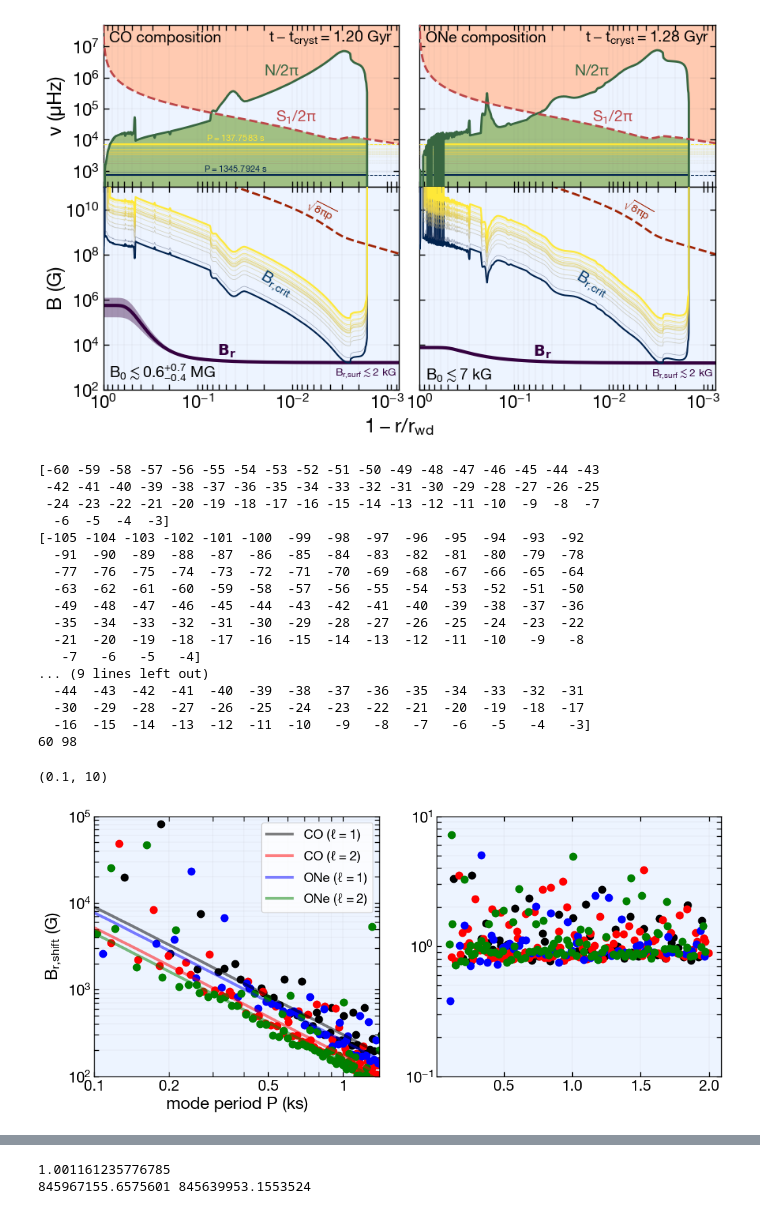
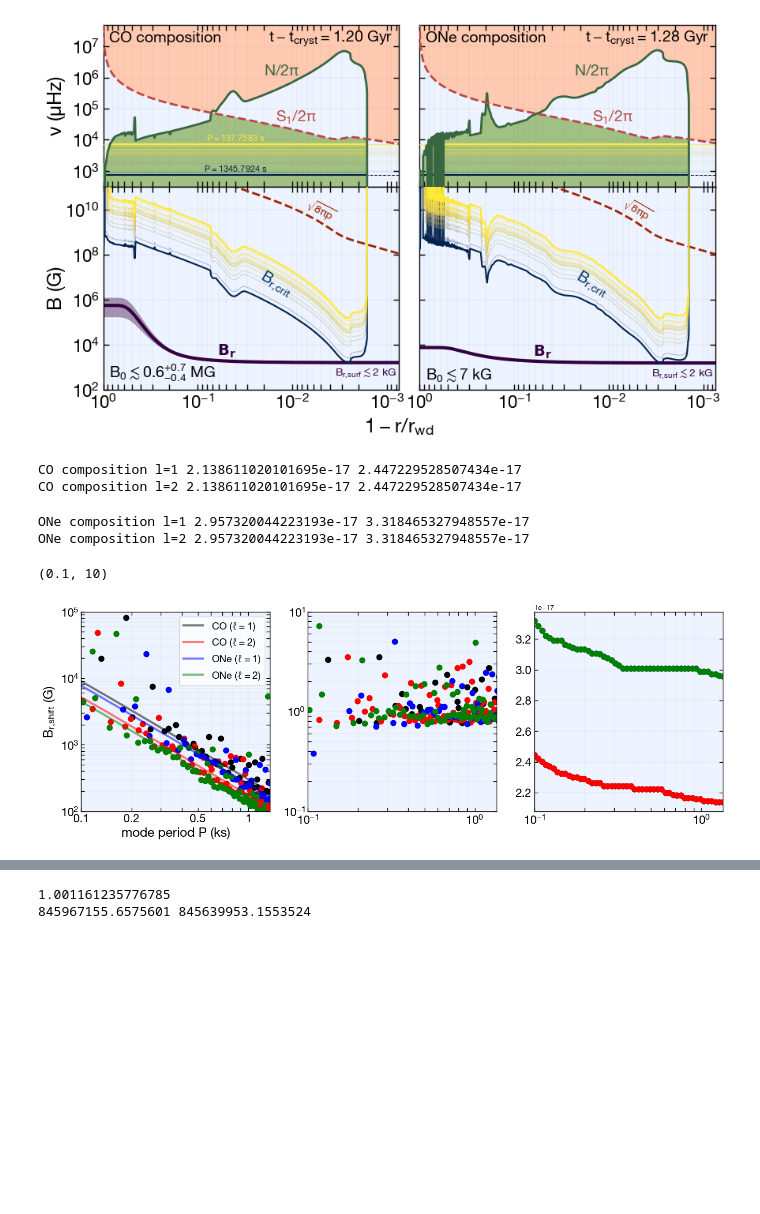
Before and after one commit to NicholasRui/qol, a Jupyter notebook: notebooks/ultramagnet_calculate_fields.ipynb, the cells around one changed output, grey strips where cells are left out. Cells and saved outputs as stored; diff of their text form; code cells hidden in the pictures; blank space fills up the shorter version.

```diff
--- a/notebooks/ultramagnet_calculate_fields.ipynb
+++ b/notebooks/ultramagnet_calculate_fields.ipynb
@@ -386,19 +386,22 @@ import qol.info as info
 
 # fig, ax = plt.subplots(1, 1, figsize=(6, 5))
 
-fig, axs = plt.subplots(1, 2, figsize=(12, 5))
+fig, axs = plt.subplots(1, 3, figsize=(16, 5))
 ax = axs[0]
 ax2 = axs[1]
+ax3 = axs[2]
 
 # ax = plt.gca()
 ax.set_xlabel('mode period P (ks)'); ax.set_xscale('log')
 ax.set_ylabel(r'$B_{r,\!shift}$ (G)'); ax.set_yscale('log')
 
 # grid to get quantities on
-P_ks_grid = np.geomspace(0.1, 1.4)
+P_ks_grid = np.geomspace(0.1, 1.35)
 P_s_grid = 1e3 * P_ks_grid
 
-ax.set_xlim(np.min(P_ks_grid), np.max(P_ks_grid))
+ax.set_xlim(np.min(P_ks_grid), np.max(P_ks_grid)); ax.set_xscale('log')
+ax2.set_xlim(np.min(P_ks_grid), np.max(P_ks_grid)); ax2.set_xscale('log')
+ax3.set_xlim(np.min(P_ks_grid), np.max(P_ks_grid)); ax3.set_xscale('log')
 
 for ii in range(2):
     run_info = run_infos[ii]
@@ -413,6 +416,9 @@ for ii in range(2):
     Brshift_l1 = np.array([])
     Brshift_l2 = np.array([])
 
+    scriptI_l1 = np.array([])
+    scriptI_l2 = np.array([])
+
     use_f_corr_RFH25 = False
     # use_f_corr_RFH25 = True
 
@@ -421,6 +427,11 @@ for ii in range(2):
         Brshift_l1 = np.append(Brshift_l1, val)
         val = seismology.get_Brshift_RFH25(νB_uHz=νB_uHz, l=2, P=P, use_f_corr_RFH25=use_f_corr_RFH25)
         Brshift_l2 = np.append(Brshift_l2, val)
+
+        val = seismology.get_magnetic_scriptI(l=1, P=P, use_f_corr_RFH25=use_f_corr_RFH25)
+        scriptI_l1 = np.append(scriptI_l1, val)
+        val = seismology.get_magnetic_scriptI(l=2, P=P, use_f_corr_RFH25=use_f_corr_RFH25)
+        scriptI_l2 = np.append(scriptI_l2, val)
 
     if ii == 0:
         c1, c2 = 'k', 'r'
@@ -431,6 +442,12 @@ for ii in range(2):
 
     ax.plot(P_ks_grid, Brshift_l1, c=c1, label=l1, alpha=0.5)
     ax.plot(P_ks_grid, Brshift_l2, c=c2, label=l2, alpha=0.5)
+
+    ax3.scatter(P_ks_grid, scriptI_l1, c=c1)#, label=l1)
+    ax3.scatter(P_ks_grid, scriptI_l2, c=c2)#, label=l2)
+
+    print(name, 'l=1', np.min(scriptI_l1), np.max(scriptI_l1))
+    print(name, 'l=2', np.min(scriptI_l2), np.max(scriptI_l2))
 
     # Nonasympt
     gyre_run = GyreRun(gyre_path=f'{info.qol_path}data/ultramagnet/gyre_files/{gyre_rel_path}', input_profile_rel_path=input_profile_rel_path)
@@ -443,8 +460,6 @@ for ii in range(2):
 
     ax.scatter(P_ks_arr_l1, Brshift_nonasympt_RFH25_grid_l1, c=c1)#, label=l1)
     ax.scatter(P_ks_arr_l2, Brshift_nonasympt_RFH25_grid_l2, c=c2)#, label=l2)
-
-    print(len(P_ks_arr_l1), len(P_ks_arr_l2))
 
     # Show correction
     Brshift_l1 = np.array([])
@@ -454,59 +469,39 @@ for ii in range(2):
         Brshift_l1 = np.append(Brshift_l1, val)
 
     Brshift_l2 = np.array([])
     for P_ks in P_ks_arr_l2:
         P = 1e3 * P_ks
         val = seismology.get_Brshift_RFH25(νB_uHz=νB_uHz, l=2, P=P, use_f_corr_RFH25=use_f_corr_RFH25)
         Brshift_l2 = np.append(Brshift_l2, val)
 
     ax2.scatter(P_ks_arr_l1, Brshift_nonasympt_RFH25_grid_l1 / Brshift_l1, c=c1)
     ax2.scatter(P_ks_arr_l2, Brshift_nonasympt_RFH25_grid_l2 / Brshift_l2, c=c2)
-
-
-
-
-
-
-
 
 ax.legend(loc='upper right')
 
 def format_ticks(value, pos):
     if value <= 0:
         return ''
     power = int(np.floor(np.round(np.log10(value),3)))
     numb = int(np.round(value / 10 ** power))
     if numb in [1, 2, 5]:
         return f'{int(numb) * 10 ** power}'
 
 ax.xaxis.set_major_formatter(ticker.FuncFormatter(format_ticks))
 ax.xaxis.set_minor_formatter(ticker.FuncFormatter(format_ticks))
 
 ax.set_ylim(1e2, 1e5)
 
 
 ax2.set_yscale('log')
 ax2.set_ylim(0.1, 10)
 # %% [output]
-[-60 -59 -58 -57 -56 -55 -54 -53 -52 -51 -50 -49 -48 -47 -46 -45 -44 -43
- -42 -41 -40 -39 -38 -37 -36 -35 -34 -33 -32 -31 -30 -29 -28 -27 -26 -25
- -24 -23 -22 -21 -20 -19 -18 -17 -16 -15 -14 -13 -12 -11 -10  -9  -8  -7
-  -6  -5  -4  -3]
-[-105 -104 -103 -102 -101 -100  -99  -98  -97  -96  -95  -94  -93  -92
-  -91  -90  -89  -88  -87  -86  -85  -84  -83  -82  -81  -80  -79  -78
-  -77  -76  -75  -74  -73  -72  -71  -70  -69  -68  -67  -66  -65  -64
-  -63  -62  -61  -60  -59  -58  -57  -56  -55  -54  -53  -52  -51  -50
-  -49  -48  -47  -46  -45  -44  -43  -42  -41  -40  -39  -38  -37  -36
-  -35  -34  -33  -32  -31  -30  -29  -28  -27  -26  -25  -24  -23  -22
-  -21  -20  -19  -18  -17  -16  -15  -14  -13  -12  -11  -10   -9   -8
-   -7   -6   -5   -4]
-... (9 lines left out)
-  -44  -43  -42  -41  -40  -39  -38  -37  -36  -35  -34  -33  -32  -31
-  -30  -29  -28  -27  -26  -25  -24  -23  -22  -21  -20  -19  -18  -17
-  -16  -15  -14  -13  -12  -11  -10   -9   -8   -7   -6   -5   -4   -3]
-60 98
+CO composition l=1 2.138611020101695e-17 2.447229528507434e-17
+CO composition l=2 2.138611020101695e-17 2.447229528507434e-17
-(0.1, 10)
+ONe composition l=1 2.957320044223193e-17 3.318465327948557e-17
+ONe composition l=2 2.957320044223193e-17 3.318465327948557e-17
+(0.1, 10)
-[figure, old version]
+[figure, new version]
 # %%
 from qol.seismology.GyreRun import GyreRun
 import qol.info as info
```
Also changed, not shown: parts of 4 cells of this notebook.
